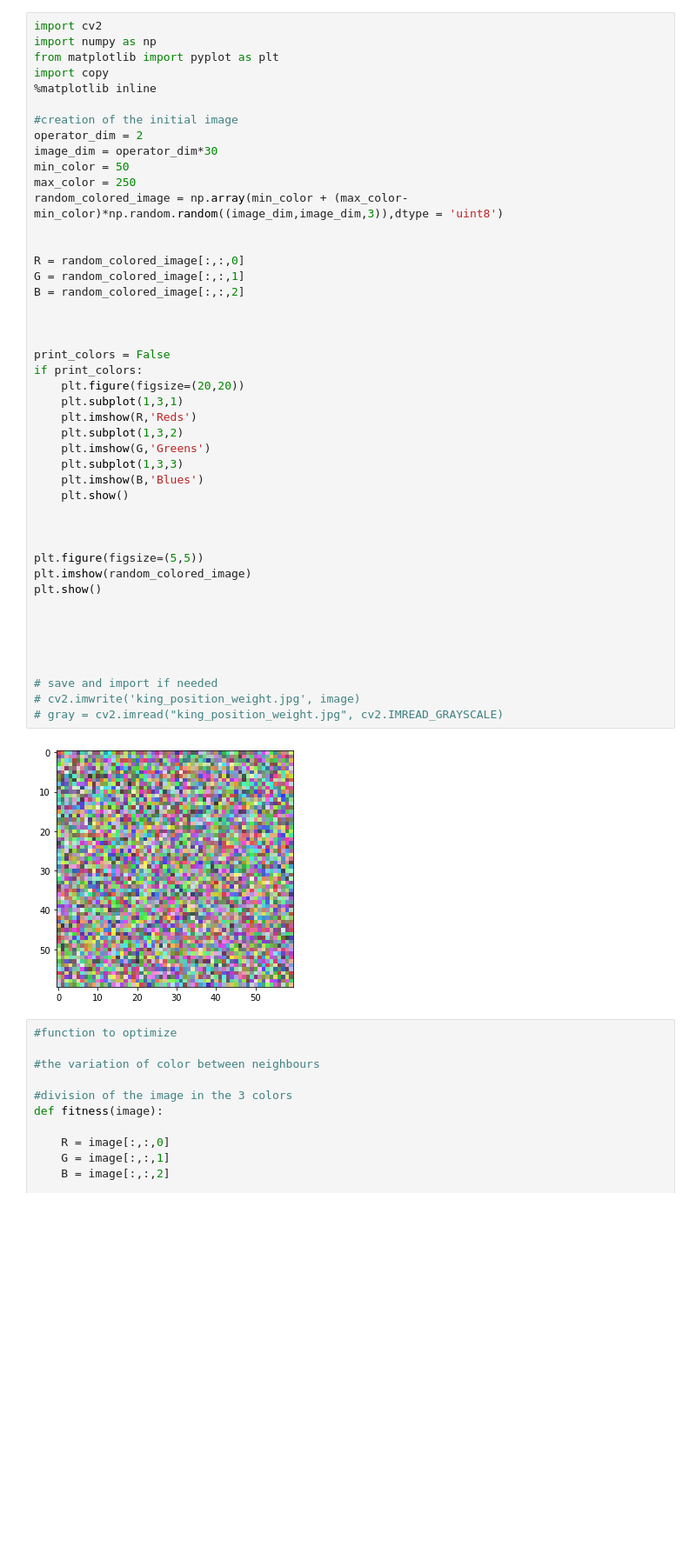
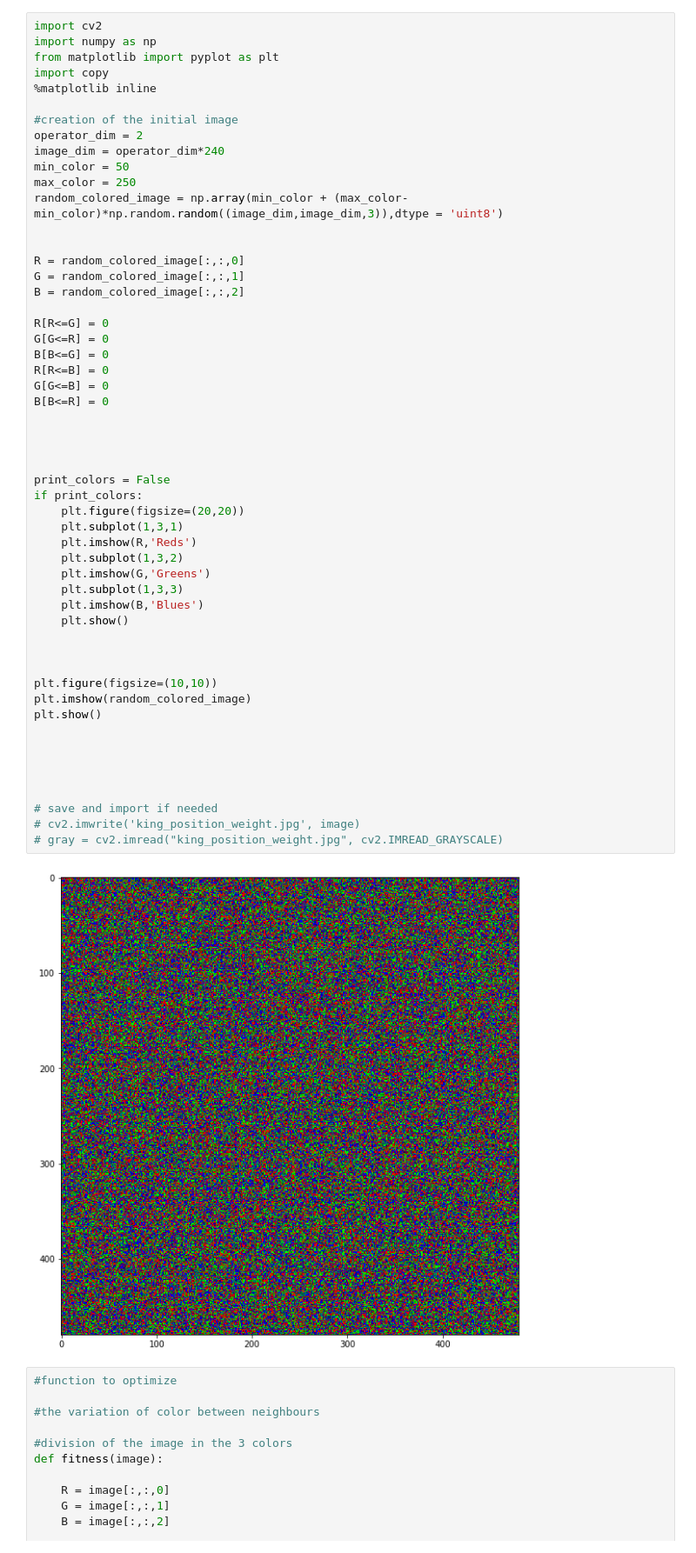
Before and after one commit to Lucaserf/CVlocalSearch, a Jupyter notebook: CVlocalSearch.ipynb, the cells around one changed output. Shown at 87% size. Cells and saved outputs as stored; diff of their text form; blank space fills up the shorter version.

```diff
--- a/CVlocalSearch.ipynb
+++ b/CVlocalSearch.ipynb
@@ -7,7 +7,7 @@ import copy
 
 #creation of the initial image
 operator_dim = 2
-image_dim = operator_dim*30
+image_dim = operator_dim*240
 min_color = 50
 max_color = 250
 random_colored_image = np.array(min_color + (max_color-min_color)*np.random.random((image_dim,image_dim,3)),dtype = 'uint8')
@@ -16,35 +16,43 @@ random_colored_image = np.array(min_color + (max_color-min_color)*np.random.rand
 R = random_colored_image[:,:,0]
 G = random_colored_image[:,:,1]
 B = random_colored_image[:,:,2]
+
+R[R<=G] = 0
+G[G<=R] = 0
+B[B<=G] = 0
+R[R<=B] = 0
+G[G<=B] = 0
+B[B<=R] = 0
+
 
 
 
 print_colors = False
 if print_colors:
     plt.figure(figsize=(20,20))
     plt.subplot(1,3,1)
     plt.imshow(R,'Reds')
     plt.subplot(1,3,2)
     plt.imshow(G,'Greens')
     plt.subplot(1,3,3)
     plt.imshow(B,'Blues')
     plt.show()
 
 
 
-plt.figure(figsize=(5,5))
+plt.figure(figsize=(10,10))
 plt.imshow(random_colored_image)
 plt.show()
 
 
 
 
 
 # save and import if needed
 # cv2.imwrite('king_position_weight.jpg', image)
 # gray = cv2.imread("king_position_weight.jpg", cv2.IMREAD_GRAYSCALE)
 # %% [output]
-[figure, old version]
+[figure, new version]
 # %%
 #function to optimize
 
```
Also changed, not shown: parts of 8 cells of this notebook, 1 other file.
